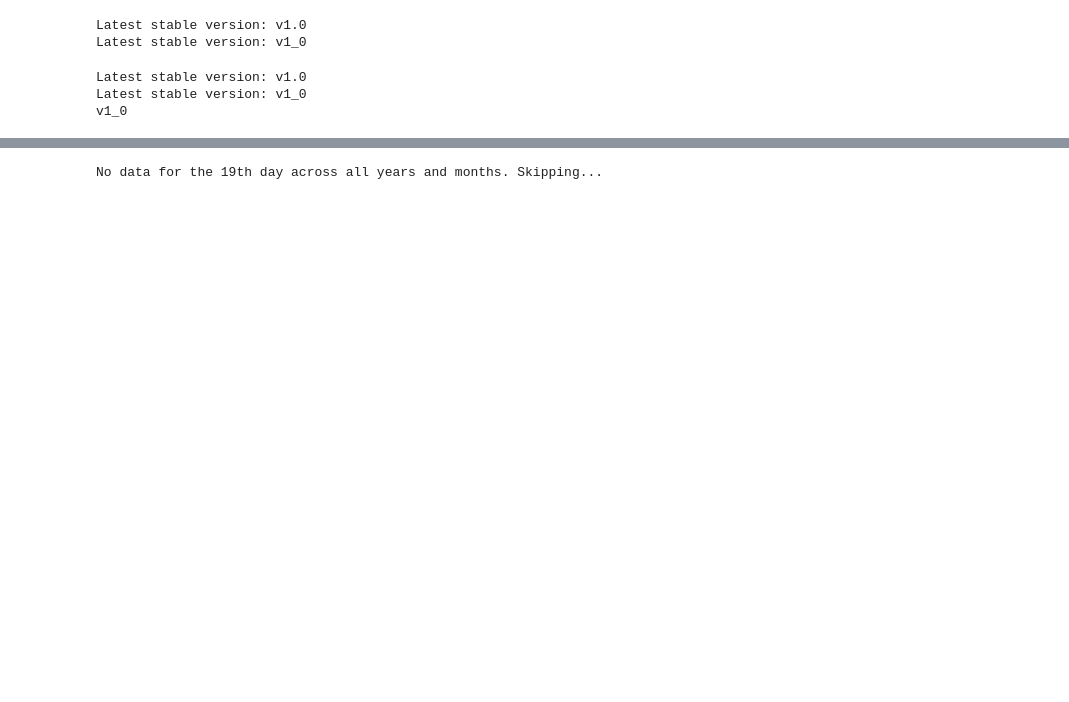
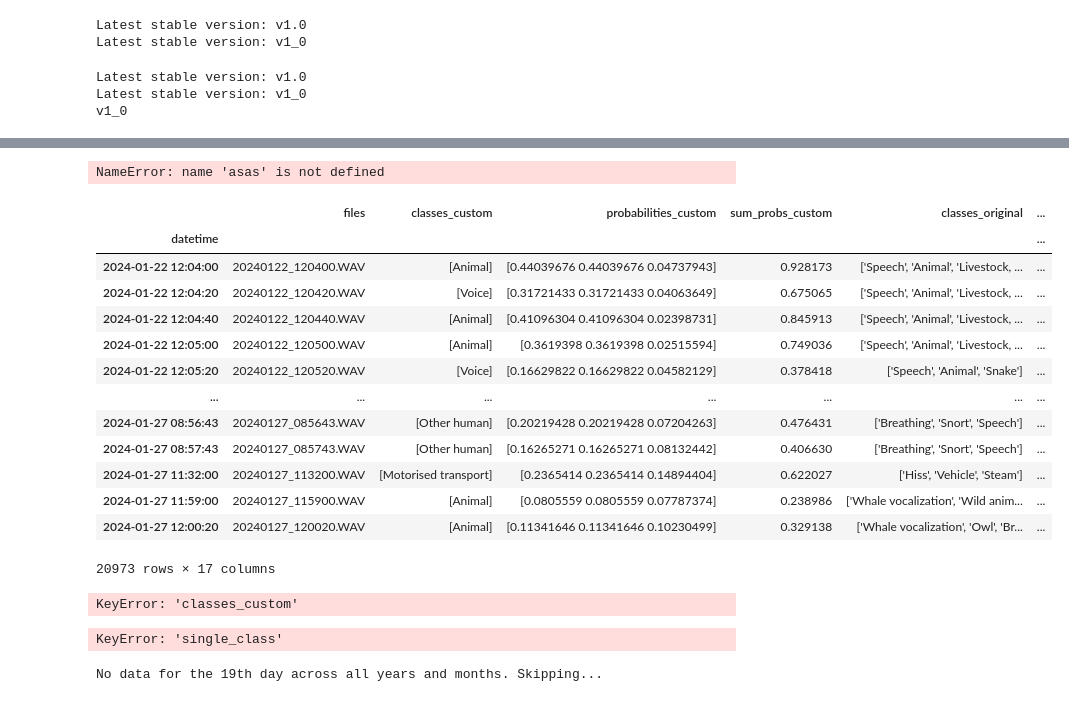
Before and after one commit to aacacustica/Audio_Processing, a Jupyter notebook: AI_Model/Visualization/predictions_map.ipynb, the cells around one changed output, grey strips where cells are left out. Saved outputs shown, nothing was run; the diff lists cells and outputs as text; code cells hidden in the pictures; blank space fills up the shorter version.

```diff
--- a/AI_Model/Visualization/predictions_map.ipynb
+++ b/AI_Model/Visualization/predictions_map.ipynb
@@ -339,3 +343,76 @@ Saved image at //192.168.205.117/AAC_Server/PUERTOS/NOISEPORT/02_Campaña-2023-1
+# %%
+asas
+# %% [output]
+NameError: name 'asas' is not defined
+# %%
+df
+# %% [output]
+|  | files | classes_custom | probabilities_custom | sum_probs_custom | classes_original | ... |
+| datetime |  |  |  |  |  | ... |
+| 2024-01-22 12:04:00 | 20240122_120400.WAV | [Animal] | [0.44039676 0.44039676 0.04737943] | 0.928173 | ['Speech', 'Animal', 'Livestock, ... | ... |
+| 2024-01-22 12:04:20 | 20240122_120420.WAV | [Voice] | [0.31721433 0.31721433 0.04063649] | 0.675065 | ['Speech', 'Animal', 'Livestock, ... | ... |
+| 2024-01-22 12:04:40 | 20240122_120440.WAV | [Animal] | [0.41096304 0.41096304 0.02398731] | 0.845913 | ['Speech', 'Animal', 'Livestock, ... | ... |
+| 2024-01-22 12:05:00 | 20240122_120500.WAV | [Animal] | [0.3619398 0.3619398 0.02515594] | 0.749036 | ['Speech', 'Animal', 'Livestock, ... | ... |
+| 2024-01-22 12:05:20 | 20240122_120520.WAV | [Voice] | [0.16629822 0.16629822 0.04582129] | 0.378418 | ['Speech', 'Animal', 'Snake'] | ... |
+| ... | ... | ... | ... | ... | ... | ... |
+| 2024-01-27 08:56:43 | 20240127_085643.WAV | [Other human] | [0.20219428 0.20219428 0.07204263] | 0.476431 | ['Breathing', 'Snort', 'Speech'] | ... |
+| 2024-01-27 08:57:43 | 20240127_085743.WAV | [Other human] | [0.16265271 0.16265271 0.08132442] | 0.406630 | ['Breathing', 'Snort', 'Speech'] | ... |
+| 2024-01-27 11:32:00 | 20240127_113200.WAV | [Motorised transport] | [0.2365414 0.2365414 0.14894404] | 0.622027 | ['Hiss', 'Vehicle', 'Steam'] | ... |
+| 2024-01-27 11:59:00 | 20240127_115900.WAV | [Animal] | [0.0805559 0.0805559 0.07787374] | 0.238986 | ['Whale vocalization', 'Wild anim... | ... |
+| 2024-01-27 12:00:20 | 20240127_120020.WAV | [Animal] | [0.11341646 0.11341646 0.10230499] | 0.329138 | ['Whale vocalization', 'Owl', 'Br... | ... |
+20973 rows × 17 columns
+# %%
+# resample the df_15 to get one row for each 15 minutes
+df_15 = df.resample('15T').mean()
+df_15['single_class'] = df_15['classes_custom'].apply(lambda x: x[0] if x else None)
+df_15.set_index("datetime", inplace=True)
+df_15 = insert_dates(df_15)
+df_15
+# %% [output]
+KeyError: 'classes_custom'
+# %%
+df_15 = df_15.sort_values(by=["year", "month", "fullday"])
+
+# map class to number
+class_to_num = {class_name: index+1 for index, class_name in enumerate(df_15['single_class'].unique())}
+df_15['class_num'] = df_15['single_class'].map(class_to_num)
+
+# inverting the dictionary to get the name of the class for the legend
+name_class = {v: k for k, v in class_to_num.items()}
+
+# mapping from classes numbers to colors
+num_to_color = {num: COLLOR_PALLET[class_name] for class_name, num in class_to_num.items()}
+cmap = [num_to_color[cls_num] for cls_num in name_class.keys()]
+
+# leggend elements colors
+legend_elements = [Patch(facecolor=num_to_color[cls_num], label=f"Clase {cls_num} - {name_class.get(cls_num, '')}") for cls_num in name_class.keys()]
+
+day_class = pd.pivot_table(data=df_15, columns=df_15.index.time, index=["year", "month", "fullday"], values="class_num", aggfunc='mean')
+
+plt.figure(figsize=(18, 10))
+
+if day_class.isna().all().all() or day_class.empty:
+    print("No valid data. Skipping...")
+
+else:
+    ax = sns.heatmap(day_class, annot=False, cmap=cmap, linewidth=0.5, cbar=False)
+
+    ax.set_xticks(range(len(day_class.columns)))
+    ax.set_xticklabels([t.strftime('%H:%M:%S') for t in day_class.columns], rotation=90)
+
+    yticklabels = [f"{idx[0]}-{idx[1]}-{idx[2]}" for idx in day_class.index]
+    ax.set_yticklabels(yticklabels, rotation=0)
+
+    plt.legend(handles=legend_elements, title="Clases", loc='center left', bbox_to_anchor=(1, 0.5))
+    plt.title(f"{title} | Clases por día y hora")
+    plt.plot()
+
+    plt.savefig(f"{visualization_dir}/{title}_predictions_map_{stable_version}.png", bbox_inches='tight')
+    print(f"Saved image at {visualization_dir}/{title}_predictions_map_{stable_version}.png")
+
+plt.show()
+# %% [output]
+KeyError: 'single_class'
 # %%
 day = "19"
 
```
Also changed, not shown: parts of 8 cells of this notebook, 2 other files.
